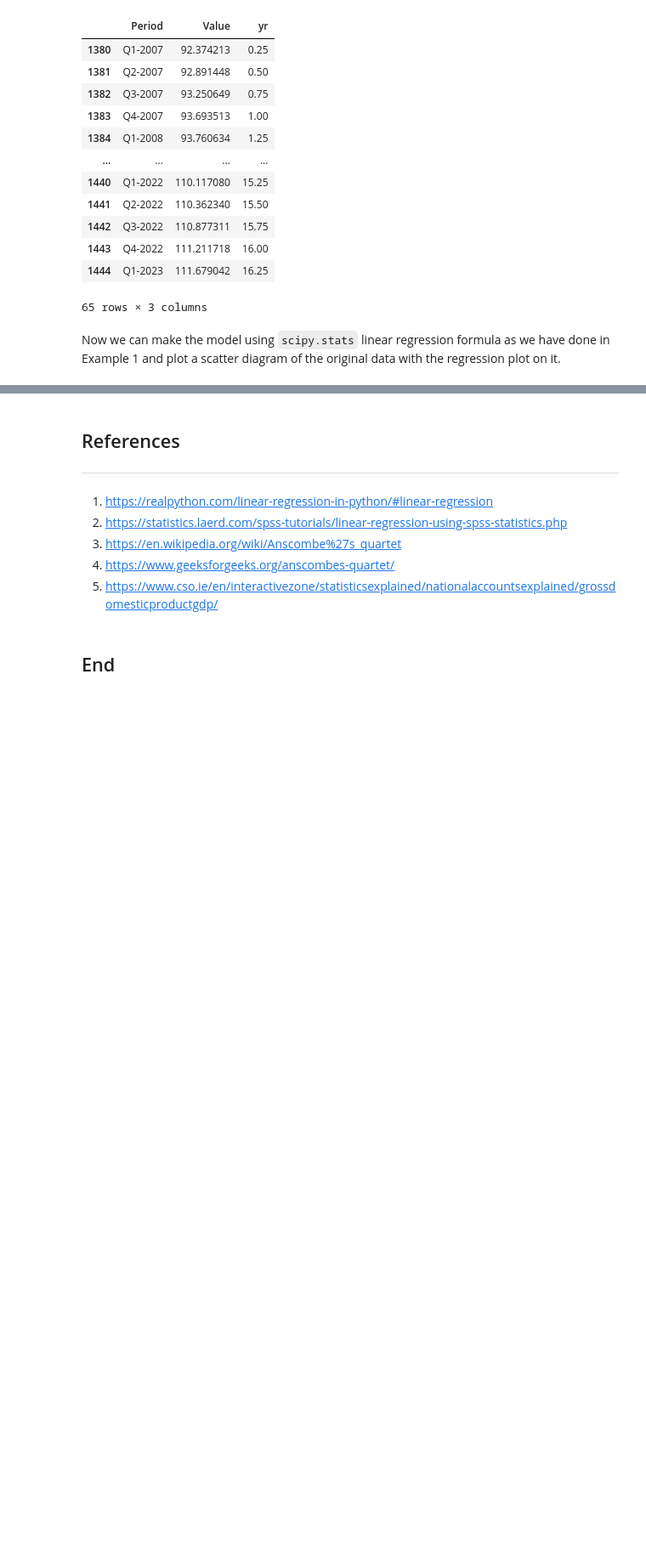
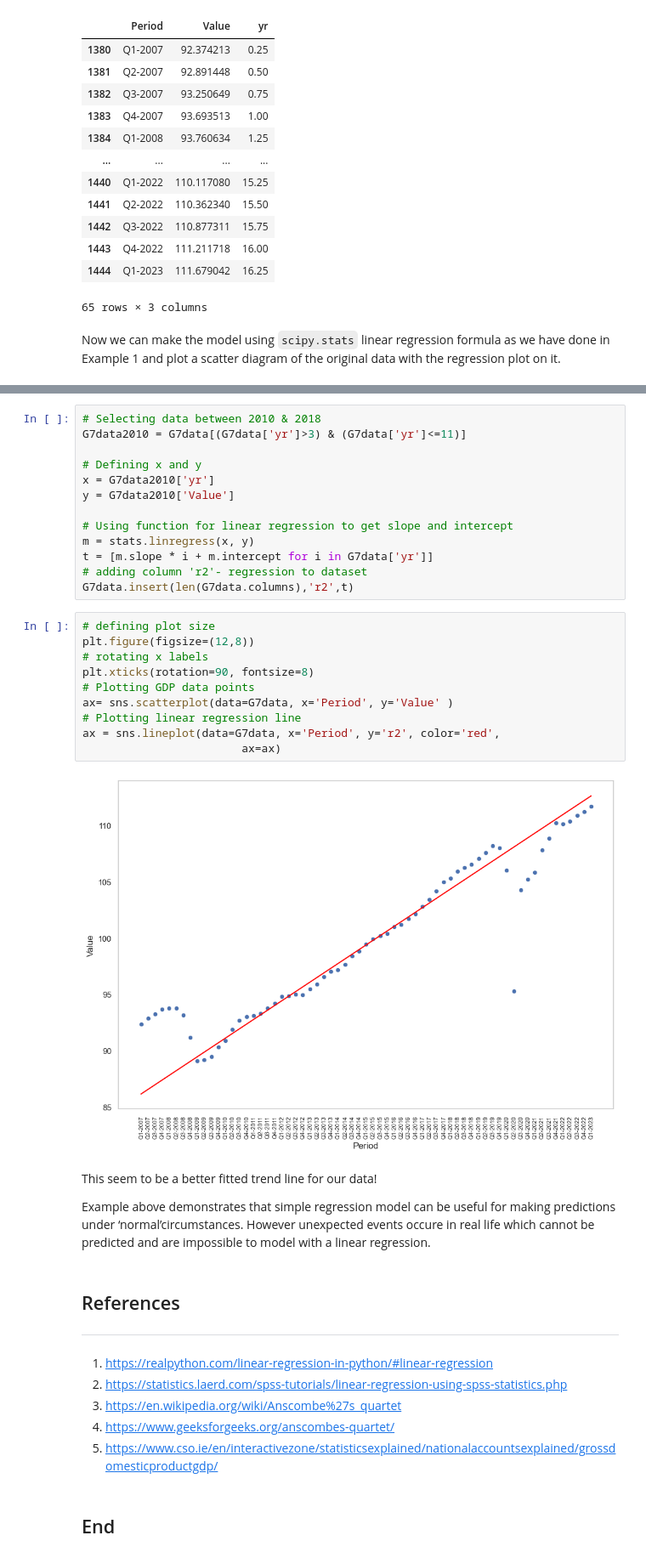
Before and after one commit to angelinka/machine_learning_assessment, a Jupyter notebook: regression.ipynb, the cells around one changed output, grey strips where cells are left out. Shown at 85% size. Drawn from its saved outputs; the diff is of its cells as text; blank space fills up the shorter version.

Commit message:
Finished example 2

```diff
--- a/regression.ipynb
+++ b/regression.ipynb
@@ -635,3 +671,32 @@ NameError: name 'G7' is not defined
+# %%
+# Selecting data between 2010 & 2018
+G7data2010 = G7data[(G7data['yr']>3) & (G7data['yr']<=11)]
+
+# Defining x and y
+x = G7data2010['yr']
+y = G7data2010['Value']
+
+# Using function for linear regression to get slope and intercept
+m = stats.linregress(x, y)
+t = [m.slope * i + m.intercept for i in G7data['yr']]
+# adding column 'r2'- regression to dataset
+G7data.insert(len(G7data.columns),'r2',t)
+# %%
+# defining plot size
+plt.figure(figsize=(12,8))
+# rotating x labels
+plt.xticks(rotation=90, fontsize=8)
+# Plotting GDP data points
+ax= sns.scatterplot(data=G7data, x='Period', y='Value' )
+# Plotting linear regression line
+ax = sns.lineplot(data=G7data, x='Period', y='r2', color='red',
+                        ax=ax)
+# %% [output]
+[figure, added]
+# %% [markdown]
+This seem to be a better fitted trend line for our data!
+
+Example above demonstrates that simple regression model can be useful for making predictions under ‘normal’circumstances. However unexpected events occure in real life which cannot be predicted and are impossible to model with a linear regression.
 # %% [markdown]
 ## References
 ***
```
Also changed, not shown: parts of 7 cells of this notebook.
